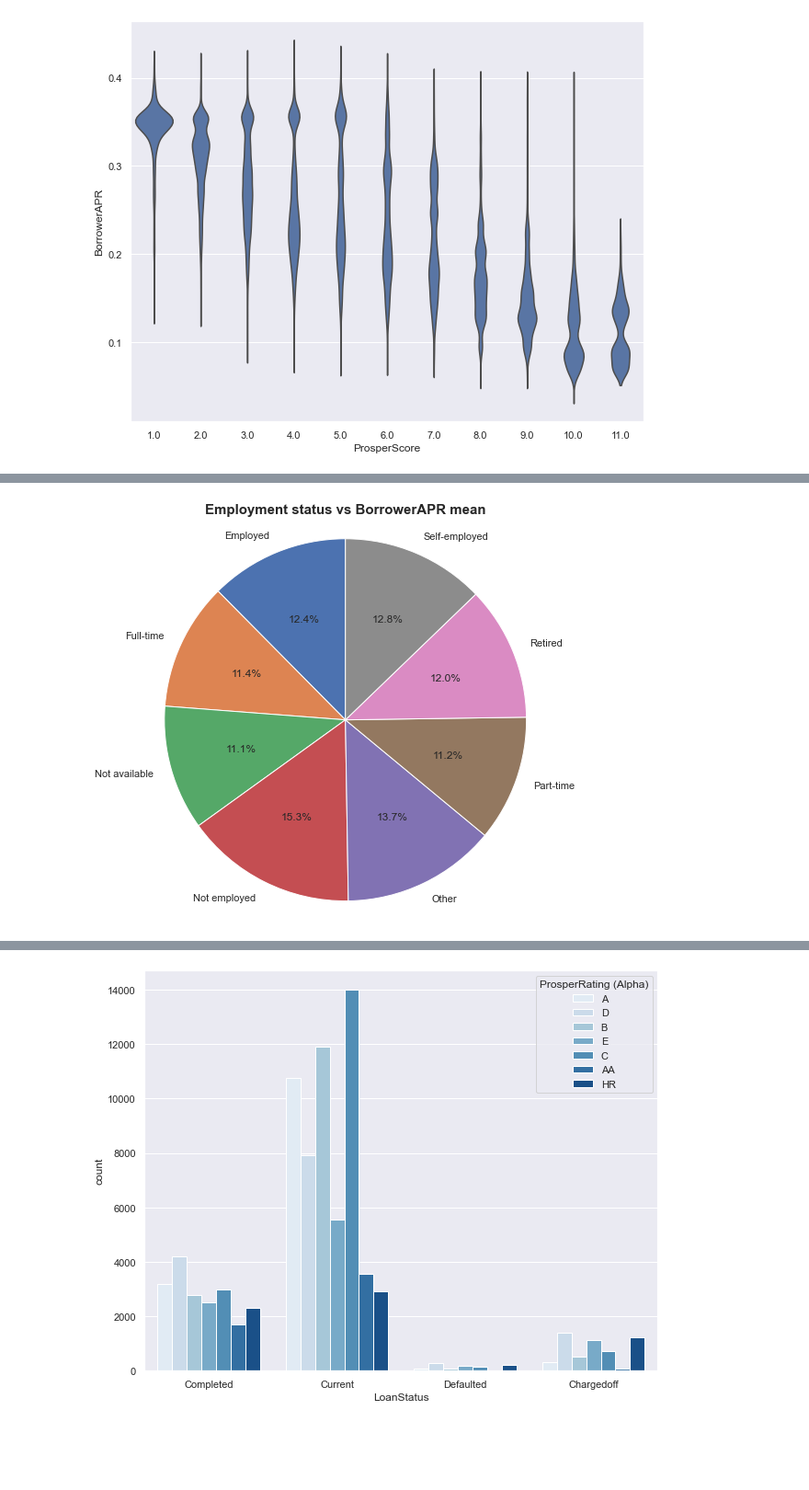
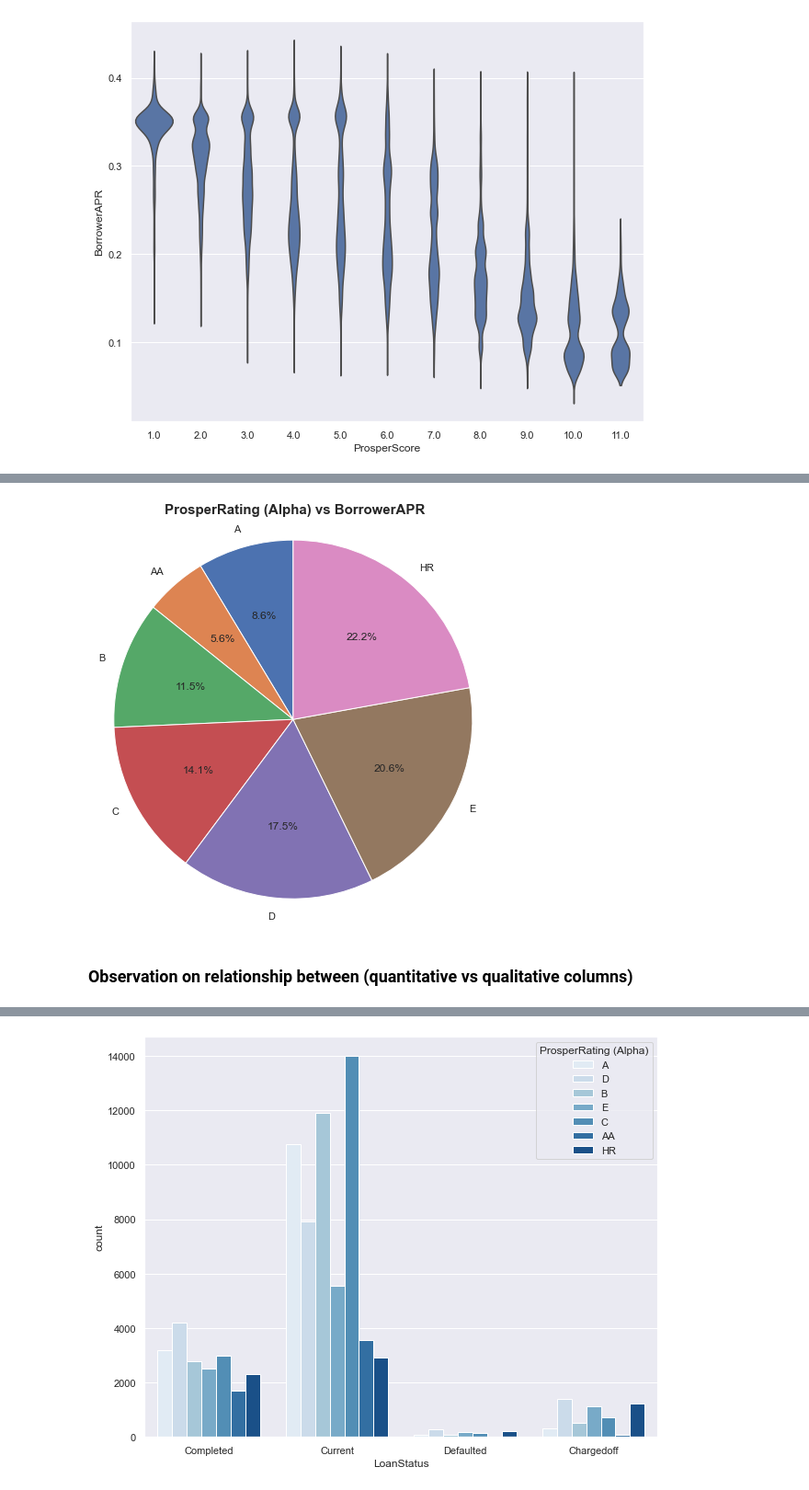
Before and after one commit to skevin-dev/communicate-data-findings, a Jupyter notebook: Notebooks/Part_I_exploration_data_analysis.ipynb, the cells around one changed output, grey strips where cells are left out. Shown at 92% size. Cells and saved outputs as stored; diff of their text form; code cells hidden in the pictures; blank space fills up the shorter version.

```diff
--- a/Notebooks/Part_I_exploration_data_analysis.ipynb
+++ b/Notebooks/Part_I_exploration_data_analysis.ipynb
@@ -350,8 +330,6 @@ Name: BorrowerAPR, dtype: float64
-# %%
-plt.figure(figsize=(10,8))
-plt.pie(employer_status_mean, labels = employer_status_mean.index, startangle = 90,
-     autopct='%1.1f%%')
-plt.axis('square')
-plt.title('Employment status vs BorrowerAPR mean',fontsize=15,fontweight="bold");
-# %% [output]
-[figure, removed]
+# %%
+plot_(df_used_cols,'ProsperRating (Alpha)','BorrowerAPR')
+# %% [output]
+[figure, added]
+# %% [markdown]
+### Observation on relationship between (quantitative vs qualitative columns)
```
Also changed, not shown: parts of 35 cells of this notebook.
